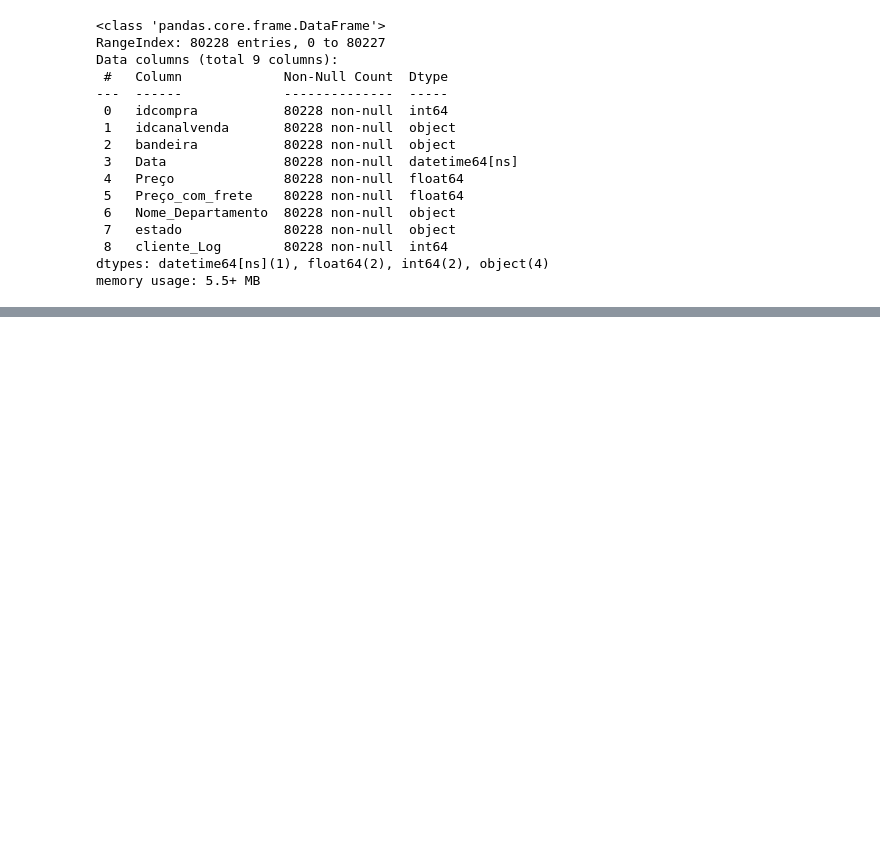
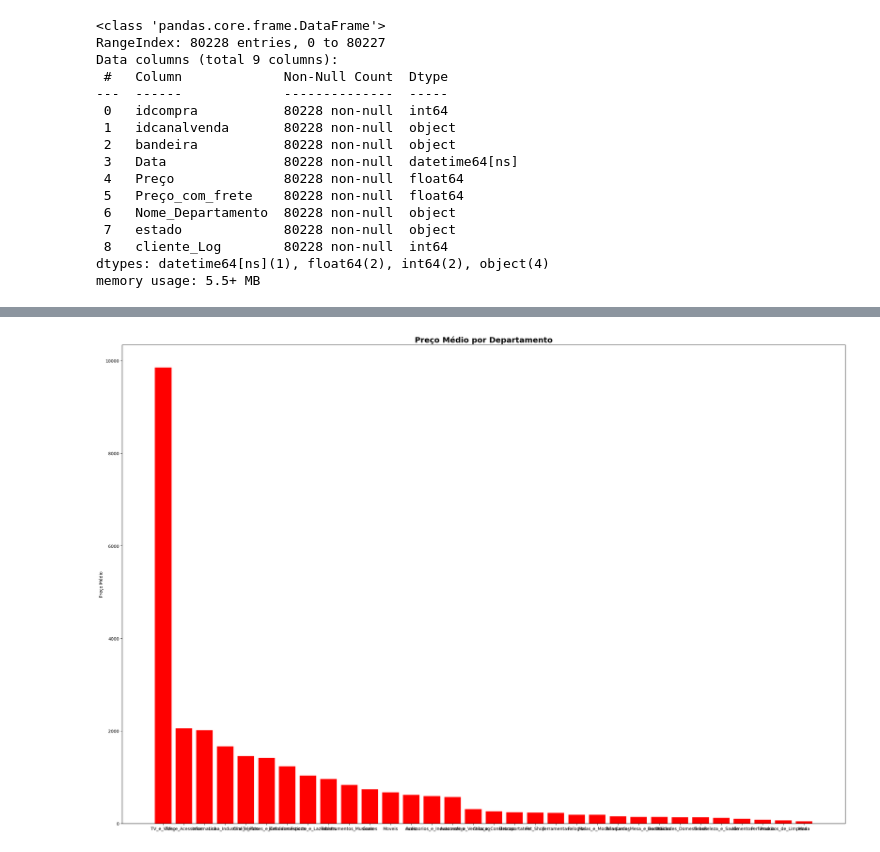
Before and after one commit to aristoxen/biblioteca_pandas, a Jupyter notebook: case_2.ipynb, the cells around one changed output, grey strips where cells are left out. Drawn from its saved outputs; the diff is of its cells as text; code cells hidden in the pictures; blank space fills up the shorter version.

```diff
--- a/case_2.ipynb
+++ b/case_2.ipynb
@@ -170,0 +454,3 @@ memory usage: 5.5+ MB
+# %%
+agg_dept_preco = round(vendas_correto.groupby('Nome_Departamento')['Preço_com_frete'].agg('mean').sort_values(ascending=False).reset_index(),2)
+agg_dept_preco
@@ -170,0 +475,10 @@ memory usage: 5.5+ MB
+# %%
+fig = plt.figure(figsize=(30,20))
+
+plt.bar(agg_dept_preco['Nome_Departamento'], agg_dept_preco['Preço_com_frete'], color='red')
+
+plt.ylabel('Preço Médio')
+
+plt.title('Preço Médio por Departamento', loc='center', fontsize=18, fontweight='bold', color='black');
+# %% [output]
+[figure, added]
```
Also changed, not shown: parts of 40 cells of this notebook.
